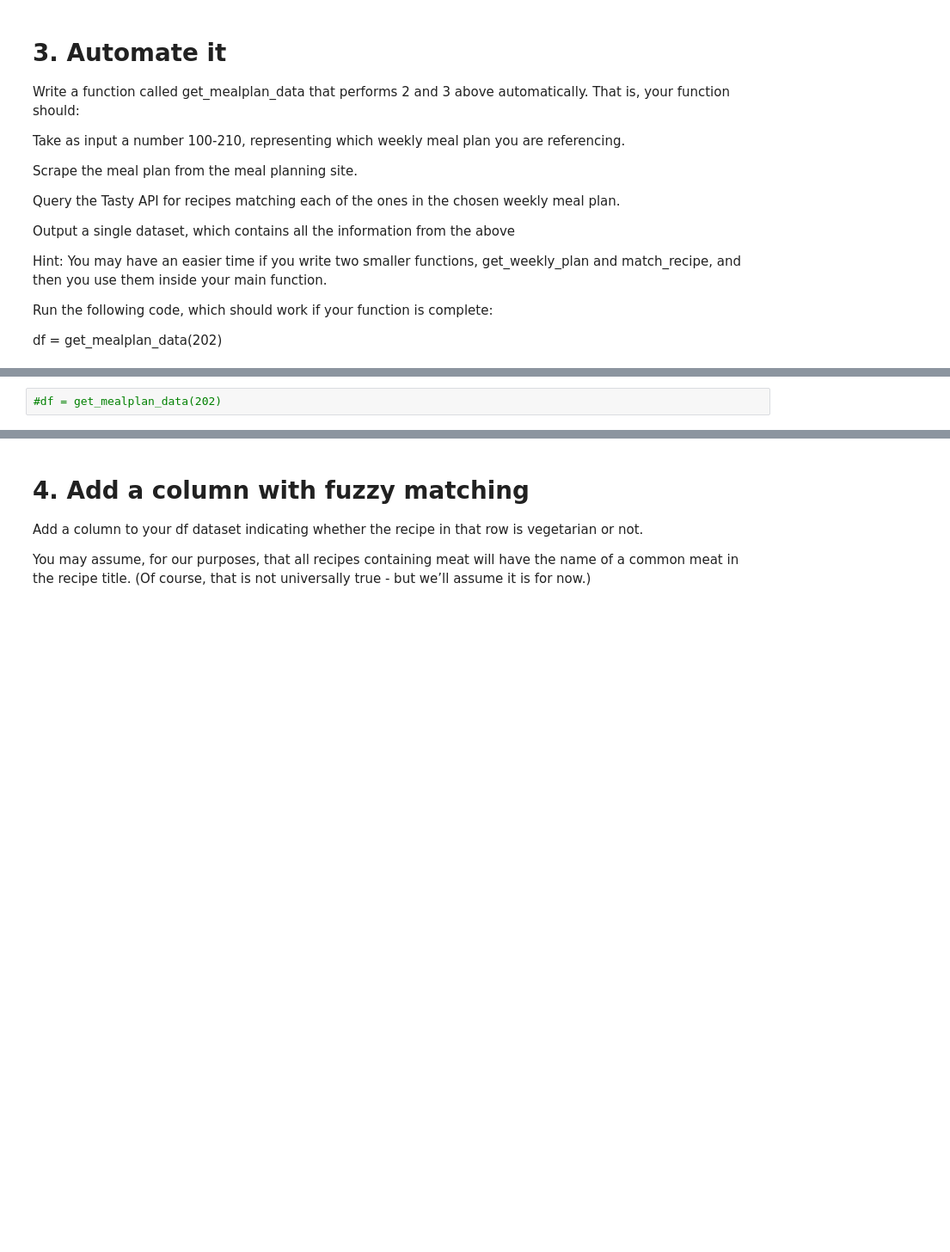
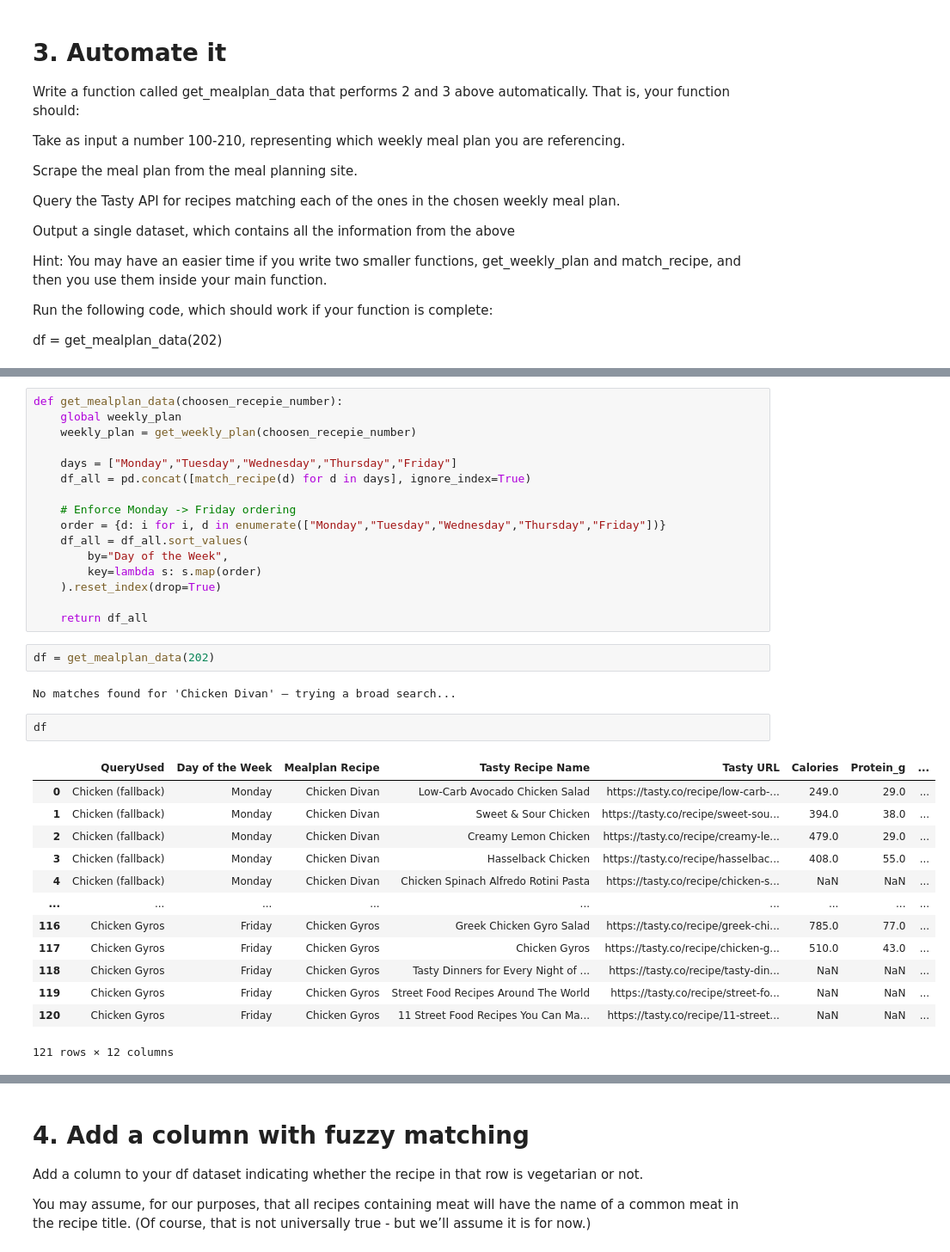
Before and after one commit to PharaohPooh/GSB_544, a Jupyter notebook: Week_4/Lab_4_Data_is_Delicious/Lab_4_Data_is_Delicious.ipynb, the cells around one changed output, grey strips where cells are left out. Shown at 86% size. Saved outputs shown, nothing was run; the diff lists cells and outputs as text; blank space fills up the shorter version.

```diff
--- a/Week_4/Lab_4_Data_is_Delicious/Lab_4_Data_is_Delicious.ipynb
+++ b/Week_4/Lab_4_Data_is_Delicious/Lab_4_Data_is_Delicious.ipynb
@@ -259,2 +394,36 @@ get_weekly_plan(169)
 # %%
-#df = get_mealplan_data(202)
+def get_mealplan_data(choosen_recepie_number):
+    global weekly_plan
+    weekly_plan = get_weekly_plan(choosen_recepie_number)
+
+    days = ["Monday","Tuesday","Wednesday","Thursday","Friday"]
+    df_all = pd.concat([match_recipe(d) for d in days], ignore_index=True)
+
+    # Enforce Monday -> Friday ordering
+    order = {d: i for i, d in enumerate(["Monday","Tuesday","Wednesday","Thursday","Friday"])}
+    df_all = df_all.sort_values(
+        by="Day of the Week",
+        key=lambda s: s.map(order)
+    ).reset_index(drop=True)
+
+    return df_all
+# %%
+df = get_mealplan_data(202)
+# %% [output]
+No matches found for 'Chicken Divan' — trying a broad search...
+# %%
+df
+# %% [output]
+|  | QueryUsed | Day of the Week | Mealplan Recipe | Tasty Recipe Name | Tasty URL | Calories | Protein_g | ... |
+| 0 | Chicken (fallback) | Monday | Chicken Divan | Low-Carb Avocado Chicken Salad | https://tasty.co/recipe/low-carb-... | 249.0 | 29.0 | ... |
+| 1 | Chicken (fallback) | Monday | Chicken Divan | Sweet & Sour Chicken | https://tasty.co/recipe/sweet-sou... | 394.0 | 38.0 | ... |
+| 2 | Chicken (fallback) | Monday | Chicken Divan | Creamy Lemon Chicken | https://tasty.co/recipe/creamy-le... | 479.0 | 29.0 | ... |
+| 3 | Chicken (fallback) | Monday | Chicken Divan | Hasselback Chicken | https://tasty.co/recipe/hasselbac... | 408.0 | 55.0 | ... |
+| 4 | Chicken (fallback) | Monday | Chicken Divan | Chicken Spinach Alfredo Rotini Pasta | https://tasty.co/recipe/chicken-s... | NaN | NaN | ... |
+| ... | ... | ... | ... | ... | ... | ... | ... | ... |
+| 116 | Chicken Gyros | Friday | Chicken Gyros | Greek Chicken Gyro Salad | https://tasty.co/recipe/greek-chi... | 785.0 | 77.0 | ... |
+| 117 | Chicken Gyros | Friday | Chicken Gyros | Chicken Gyros | https://tasty.co/recipe/chicken-g... | 510.0 | 43.0 | ... |
+| 118 | Chicken Gyros | Friday | Chicken Gyros | Tasty Dinners for Every Night of ... | https://tasty.co/recipe/tasty-din... | NaN | NaN | ... |
+| 119 | Chicken Gyros | Friday | Chicken Gyros | Street Food Recipes Around The World | https://tasty.co/recipe/street-fo... | NaN | NaN | ... |
+| 120 | Chicken Gyros | Friday | Chicken Gyros | 11 Street Food Recipes You Can Ma... | https://tasty.co/recipe/11-street... | NaN | NaN | ... |
+121 rows × 12 columns
```
Also changed, not shown: parts of 14 cells of this notebook, 4 other files.
